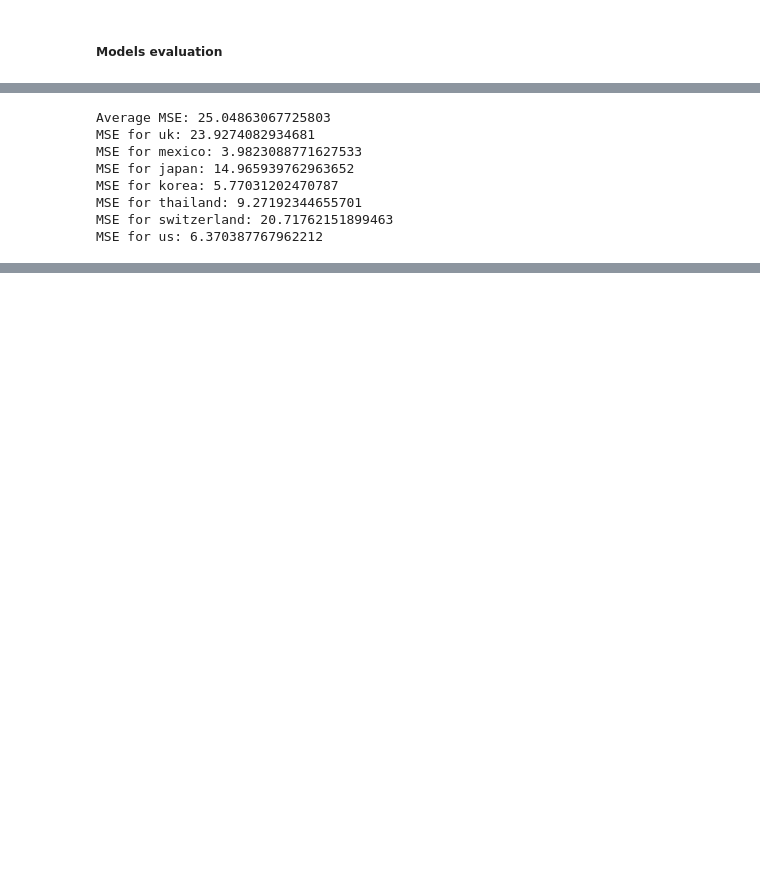
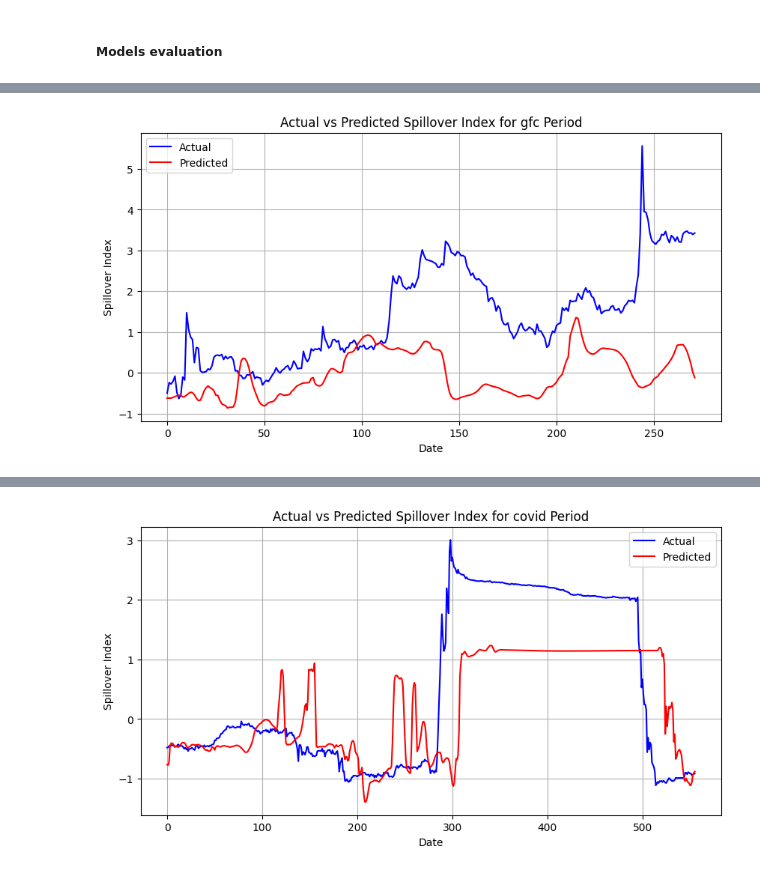
Before and after one commit to annguyentruong99/financial-contagion-var, a Jupyter notebook: Vector Autoregressive.ipynb, the cells around one changed output, grey strips where cells are left out. Cells and saved outputs as stored; diff of their text form; code cells hidden in the pictures; blank space fills up the shorter version.

```diff
--- a/Vector Autoregressive.ipynb
+++ b/Vector Autoregressive.ipynb
@@ -640,22 +643,2 @@ Finished fitting the model!
 # %% [markdown]
 ##### Models evaluation
-# %%
-# Generate the forecast for the test data 10 days ahead
-y_pred = best_model.predict(X_test[:10])
-
-# Inverse transform the data
-y_test_inversed = scaler.inverse_transform(y_test[:10])
-y_pred_inversed = scaler.inverse_transform(y_pred)
-
-for ind, country in enumerate(lstm_test_data.columns):
-  # Plot the actual vs forecasted values
-  plt.figure(figsize=(12, 6))
-
-  plt.plot(y_test_inversed[ind], label=f'Actual {country}')
-  plt.plot(y_pred_inversed[ind], label=f'Forecasted {country}', linestyle='--')
-
-  plt.legend()
-  plt.title(f'Actual vs Forecasted Values for {country.capitalize()}')
-
-  # Save the plot
-  plt.savefig(f'output/plots/lstm_actual_vs_forecasted_{country.upper()}.png')
@@ -671,17 +645,29 @@ for ind, country in enumerate(lstm_test_data.columns):
-# %%
-# Calculate RMSE
-mse_avg = mean_squared_error(y_test_inversed, y_pred_inversed)
-print(f'Average MSE: {mse_avg}')
-
-for ind, country in enumerate(lstm_test_data.columns):
-    mse = mean_squared_error(y_test_inversed[ind], y_pred_inversed[ind])
-    print(f'MSE for {country}: {mse}')
-# %% [output]
-Average MSE: 25.04863067725803
-MSE for uk: 23.9274082934681
-MSE for mexico: 3.9823088771627533
-MSE for japan: 14.965939762963652
-MSE for korea: 5.77031202470787
-MSE for thailand: 9.27192344655701
-MSE for switzerland: 20.71762151899463
-MSE for us: 6.370387767962212
+# %%
+for period, best_model in best_models.items():
+    # Get the processed data
+    data = processed[period]
+    X_test, y_test, scaler = data['X_test'], data['y_test'], data['scaler']
+
+    # Make predictions using the best model
+    y_pred = best_model.predict(X_test)
+
+    # Inverse transform the predictions
+    y_pred_inversed = scaler.inverse_transform(y_pred).reshape(-1)
+    y_test_inversed = scaler.inverse_transform(y_test).reshape(-1)
+
+    # Calculate the MSE
+    mse = mean_squared_error(y_pred_inversed, y_test_inversed)
+    print(f"MSE for {period} period: {mse}")
+
+    # Plot the predictions
+    plt.figure(figsize=(10, 5))
+    plt.plot(y_test, label='Actual', color='blue')
+    plt.plot(y_pred, label='Predicted', color='red')
+    plt.title(f'Actual vs Predicted Spillover Index for {period} Period')
+    plt.xlabel('Date')
+    plt.ylabel('Spillover Index')
+    plt.legend()
+    plt.grid(True)
+    plt.savefig(f'output/plots/{period}_spillover_predictions.png')
+    plt.show()
+# %% [output]
@@ -687,0 +676 @@ MSE for us: 6.370387767962212
+[figure, added]
@@ -687,0 +679 @@ MSE for us: 6.370387767962212
+[figure, added]
```
Also changed, not shown: parts of 21 cells of this notebook, 44 other files.
